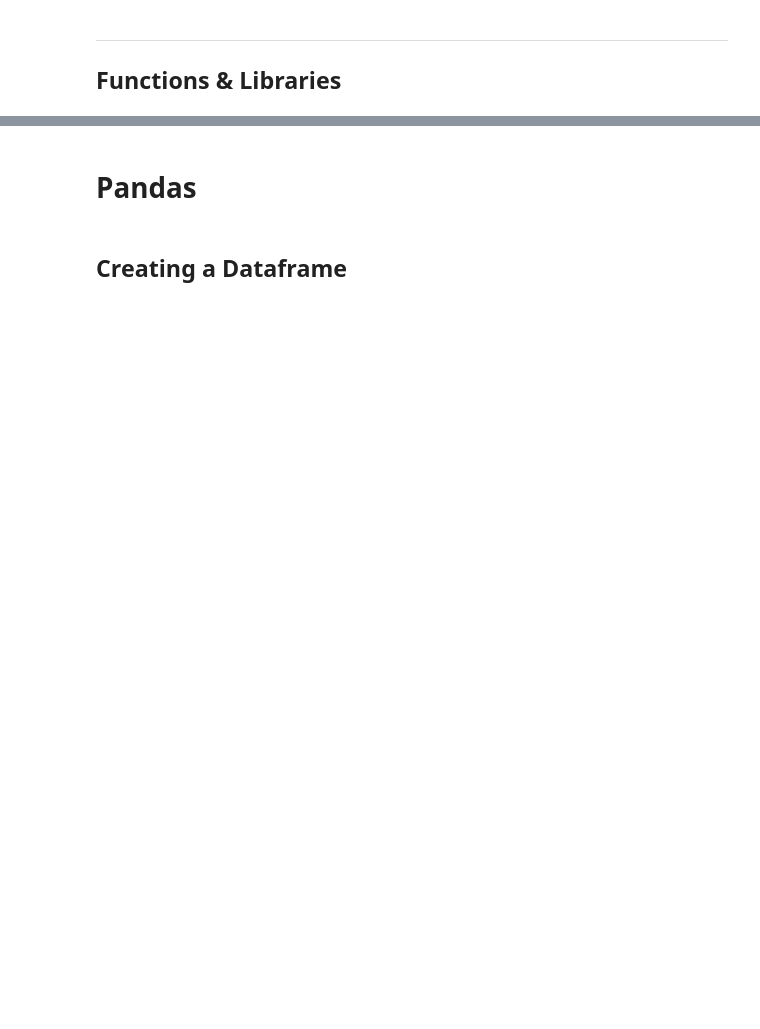
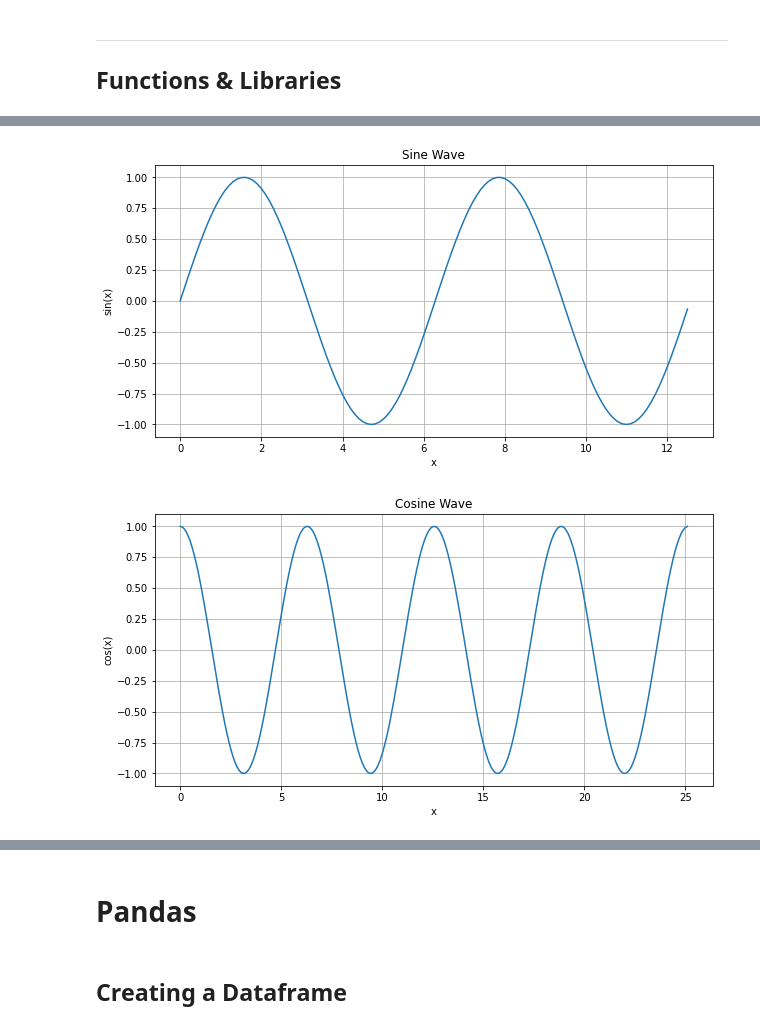
Before and after one commit to Mjrovai/UNIFEI-IESTI01-TinyML-2022.1, a Jupyter notebook: 00_Curse_Folder/1_Fundamentals/Class_04a/notebooks/Class_4a_Python_Overview.ipynb, the cells around one changed output, grey strips where cells are left out. Cells and saved outputs as stored; diff of their text form; code cells hidden in the pictures; blank space fills up the shorter version.

```diff
--- a/00_Curse_Folder/1_Fundamentals/Class_04a/notebooks/Class_4a_Python_Overview.ipynb
+++ b/00_Curse_Folder/1_Fundamentals/Class_04a/notebooks/Class_4a_Python_Overview.ipynb
@@ -149,15 +243,23 @@ plt.grid();
 # %%
 plt.figure(figsize=(10,5))
 x = np.arange(0, 2*2*np.pi, 0.1)
 y = 1*np.sin(x)
 plt.plot(x,y)
 plt.title("Sine Wave")
+plt.xlabel('x')
+plt.ylabel('sin(x)')
 plt.grid()
 plt.show()
 
 plt.figure(figsize=(10,5))
 z = np.arange(0, 4*2*np.pi, 0.1)
 t = np.cos(z)
 plt.plot(z, t)
 plt.title("Cosine Wave")
+plt.xlabel('x')
+plt.ylabel('cos(x)')
 plt.grid()
+plt.show()
+# %% [output]
+[figure, added]
+[figure, added]
```
Also changed, not shown: parts of 82 cells of this notebook.
